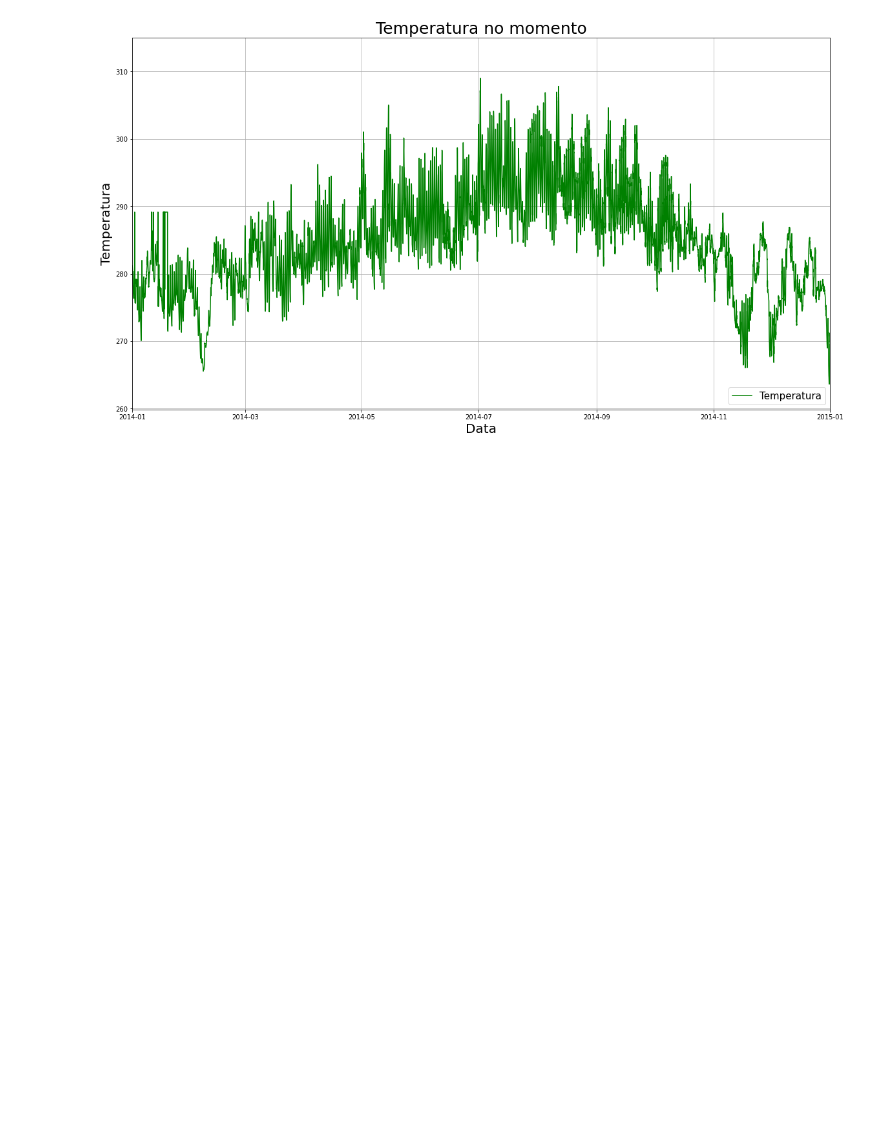
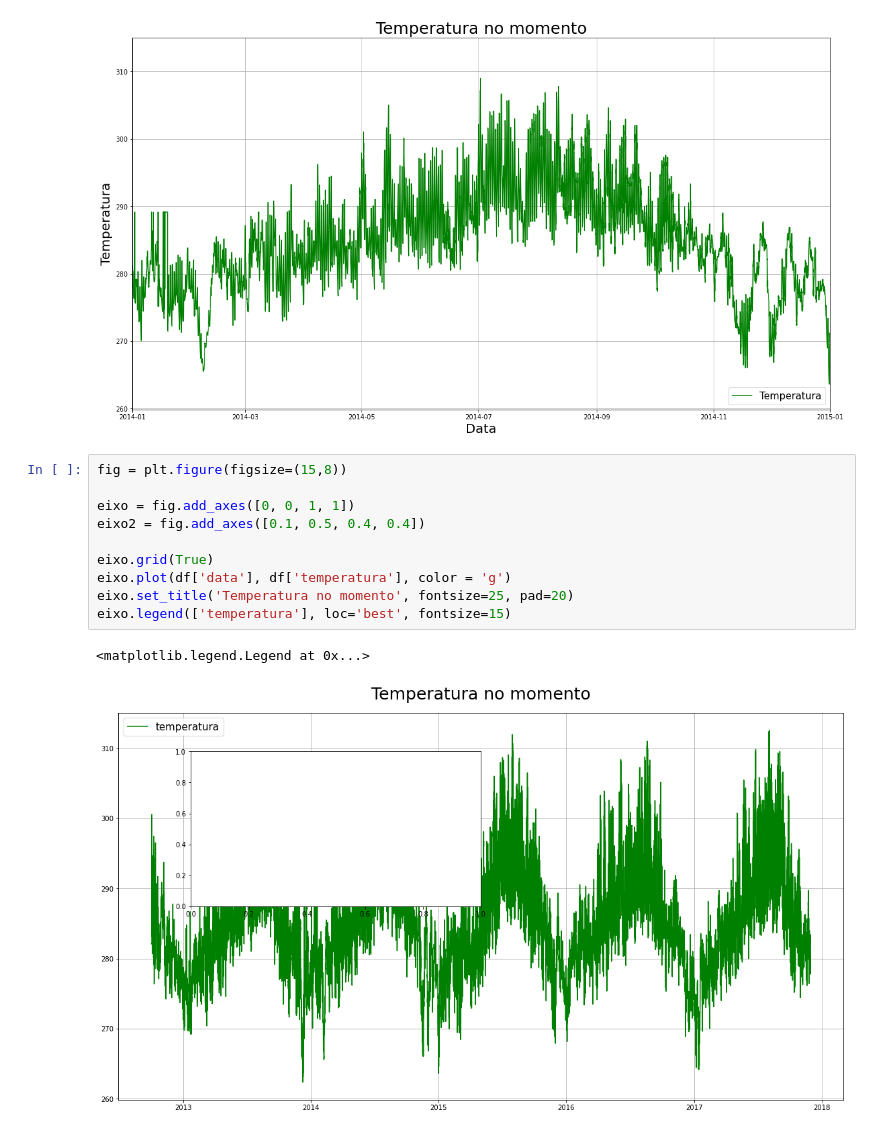
Before and after one commit to Miller202/Data-Science-Alura, a Jupyter notebook: 8 - Data Visualization_Matplotlib/Aula1.ipynb, the cells around one changed output. Drawn from its saved outputs; the diff is of its cells as text; blank space fills up the shorter version.

Commit message:
matplotlib class update

```diff
--- a/8 - Data Visualization_Matplotlib/Aula1.ipynb
+++ b/8 - Data Visualization_Matplotlib/Aula1.ipynb
@@ -127,3 +127,16 @@ eixo.legend(['Temperatura'], loc = 'lower right', fontsize=15)
 eixo.grid(True)
 # %% [output]
 [figure]
+# %%
+fig = plt.figure(figsize=(15,8))
+
+eixo = fig.add_axes([0, 0, 1, 1])
+eixo2 = fig.add_axes([0.1, 0.5, 0.4, 0.4])
+
+eixo.grid(True)
+eixo.plot(df['data'], df['temperatura'], color = 'g')
+eixo.set_title('Temperatura no momento', fontsize=25, pad=20)
+eixo.legend(['temperatura'], loc='best', fontsize=15)
+# %% [output]
+<matplotlib.legend.Legend at 0x...>
+[figure, added]
```
Also changed, not shown: parts of 4 cells of this notebook.
